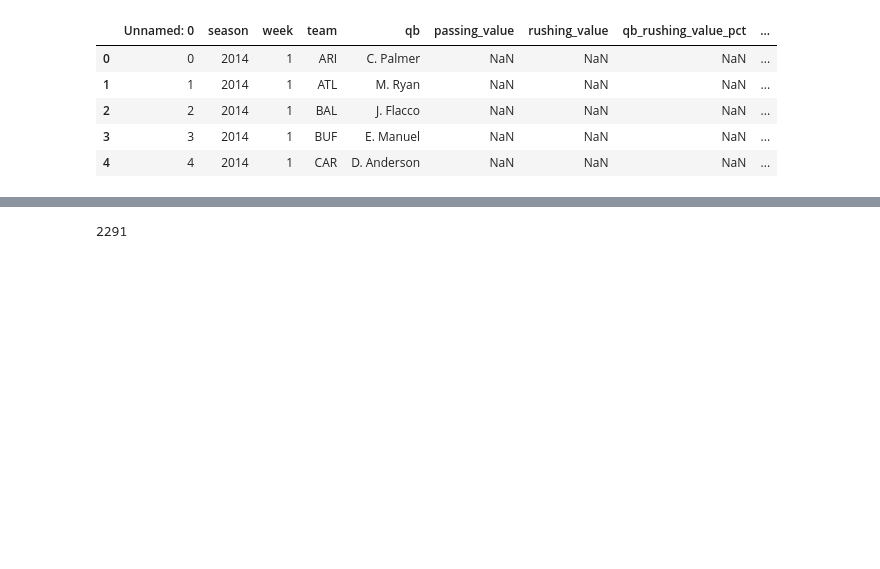
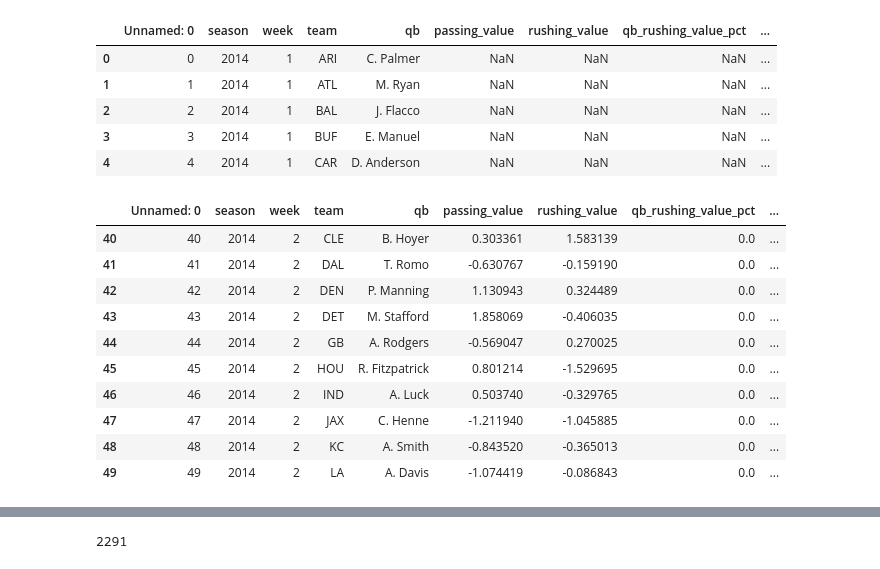
Before and after one commit to imac19/nfl_prediction, a Jupyter notebook: modeling/game_outcome_modeling/game_outcome_modeling.ipynb, the cells around one changed output, grey strips where cells are left out. Cells and saved outputs as stored; diff of their text form; code cells hidden in the pictures; blank space fills up the shorter version.

```diff
--- a/modeling/game_outcome_modeling/game_outcome_modeling.ipynb
+++ b/modeling/game_outcome_modeling/game_outcome_modeling.ipynb
@@ -24,6 +25,20 @@ stats.head()
 | 2 | 2 | 2014 | 1 | BAL | J. Flacco | NaN | NaN | NaN | ... |
 | 3 | 3 | 2014 | 1 | BUF | E. Manuel | NaN | NaN | NaN | ... |
 | 4 | 4 | 2014 | 1 | CAR | D. Anderson | NaN | NaN | NaN | ... |
+# %%
+stats.iloc[40:50]
+# %% [output]
+|  | Unnamed: 0 | season | week | team | qb | passing_value | rushing_value | qb_rushing_value_pct | ... |
+| 40 | 40 | 2014 | 2 | CLE | B. Hoyer | 0.303361 | 1.583139 | 0.0 | ... |
+| 41 | 41 | 2014 | 2 | DAL | T. Romo | -0.630767 | -0.159190 | 0.0 | ... |
+| 42 | 42 | 2014 | 2 | DEN | P. Manning | 1.130943 | 0.324489 | 0.0 | ... |
+| 43 | 43 | 2014 | 2 | DET | M. Stafford | 1.858069 | -0.406035 | 0.0 | ... |
+| 44 | 44 | 2014 | 2 | GB | A. Rodgers | -0.569047 | 0.270025 | 0.0 | ... |
+| 45 | 45 | 2014 | 2 | HOU | R. Fitzpatrick | 0.801214 | -1.529695 | 0.0 | ... |
+| 46 | 46 | 2014 | 2 | IND | A. Luck | 0.503740 | -0.329765 | 0.0 | ... |
+| 47 | 47 | 2014 | 2 | JAX | C. Henne | -1.211940 | -1.045885 | 0.0 | ... |
+| 48 | 48 | 2014 | 2 | KC | A. Smith | -0.843520 | -0.365013 | 0.0 | ... |
+| 49 | 49 | 2014 | 2 | LA | A. Davis | -1.074419 | -0.086843 | 0.0 | ... |
 # %%
 schedule.head()
 # %% [output]
```
Also changed, not shown: parts of 7 cells of this notebook, 5 other files.
